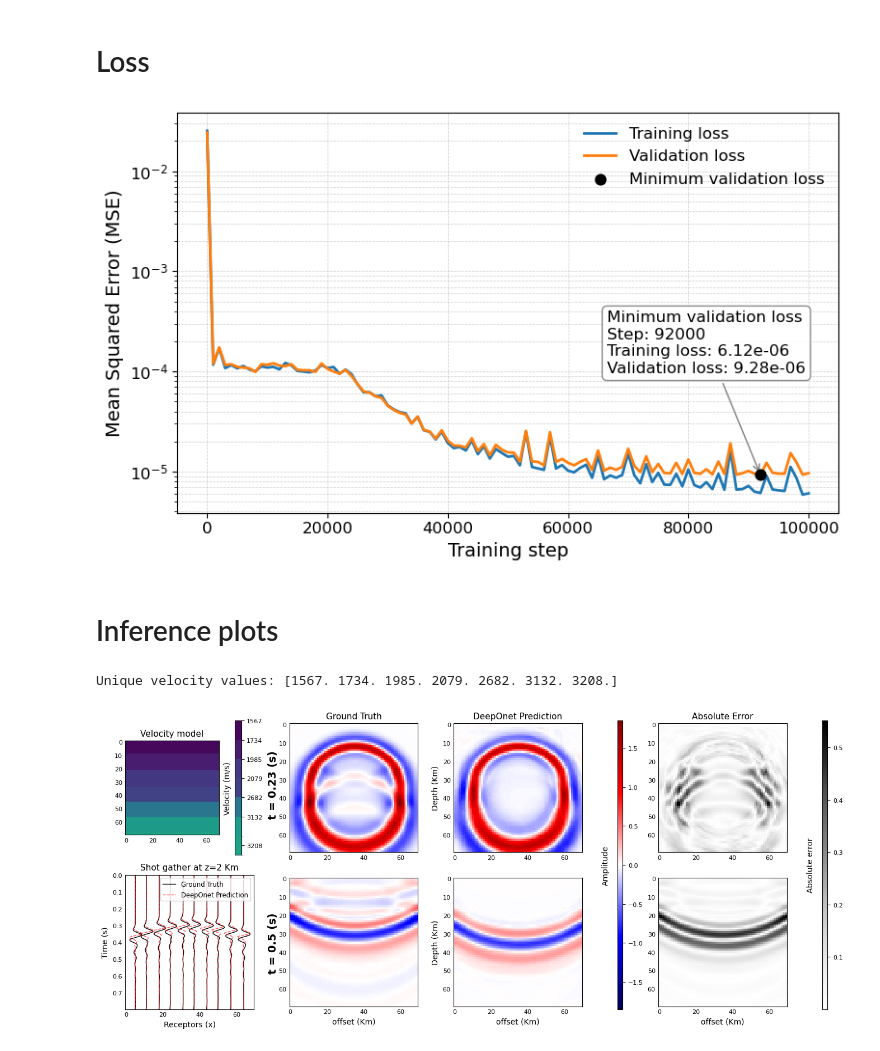
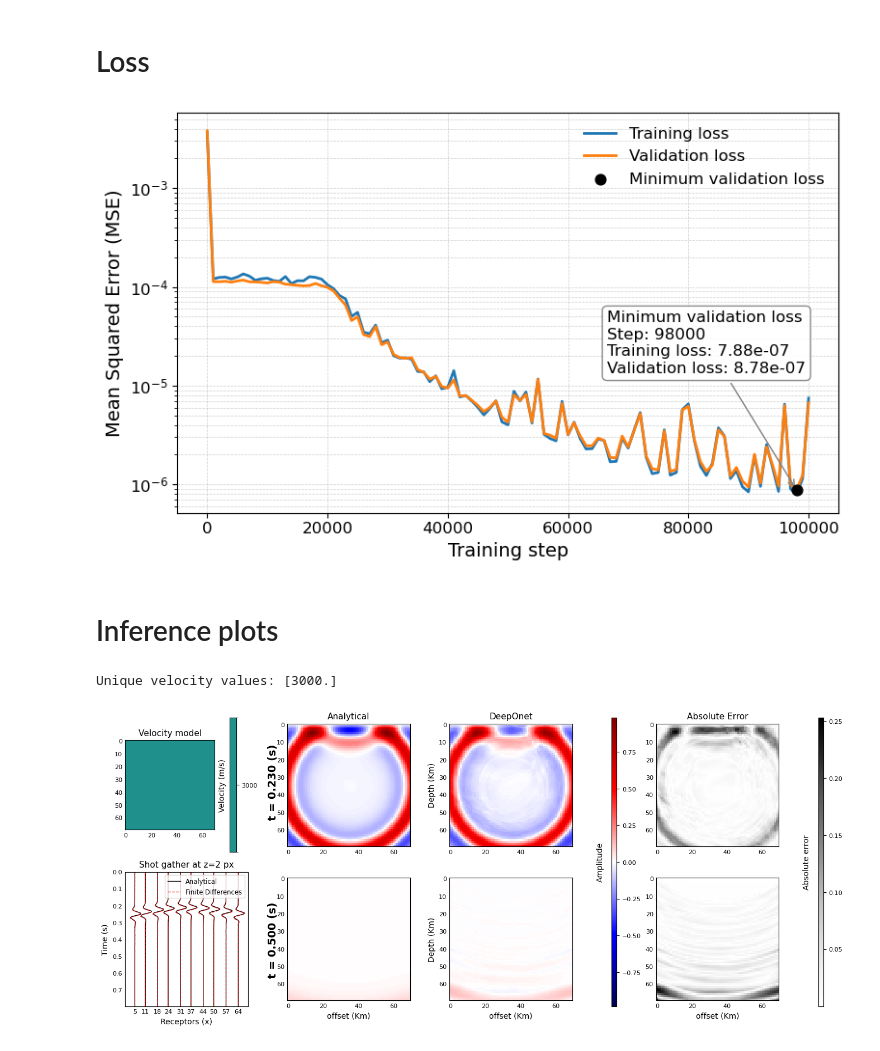
Before and after one commit to Konat23/DeepONet_AWP, a Jupyter notebook: src/05_results_review/main_review.ipynb, the cells around one changed output. Cells and saved outputs as stored; diff of their text form; code cells hidden in the pictures.

```diff
--- a/src/05_results_review/main_review.ipynb
+++ b/src/05_results_review/main_review.ipynb
@@ -8,7 +8,7 @@ base_path = os.getcwd()
 project_path = os.path.dirname(os.path.dirname(base_path))
 sys.path.append(os.path.dirname(base_path))
 from constants import EXPERIMENT
-PARAMETER = "example" # paper, example
+PARAMETER = "alone" # paper, example
 # %% [markdown]
 # Loss
 # %%
@@ -110,7 +110,7 @@ plt.tight_layout()
 #plt.savefig(os.path.join(loss_path, "losshistory.pdf"), bbox_inches="tight")
 plt.show()
 # %% [output]
-[figure, old version]
+[figure, new version]
 # %% [markdown]
 # Inference plots
 # %%
@@ -181,7 +181,7 @@ def plot_traces_v_ax(
         denom = np.max(np.abs(tr))
         scaled = (tr / denom * spread) if denom > 0 else np.zeros_like(tr)
         offset = Rx_subset[i]
-        label = "Ground Truth" if i == 0 else None
+        label = "Analytical" if i == 0 else None
         ax.plot(offset + scaled, t, label=label, **ref_kwargs)
 
     # Plot comparación
@@ -191,7 +191,7 @@ def plot_traces_v_ax(
             denom = np.max(np.abs(tr))
             scaled = (tr / denom * spread) if denom > 0 else np.zeros_like(tr)
             offset = Rx_subset[i]
-            label = "DeepOnet Prediction" if i == 0 else None
+            label = "Finite Differences" if i == 0 else None
             ax.plot(offset + scaled, t, label=label, **pred_kwargs)
 
     ax.set_xlabel("Receptors (x)")
@@ -211,6 +211,7 @@ def plot_traces_v_ax(
     ax.set_xlim(-0.5, Nx - 0.5)
     ax.set_ylim(t.max() - delta_t, 0) if invert_time_axis else ax.set_ylim(0, t.max() - delta_t)
 
+    ax.set_xticks(Rx_subset)
     return ax
 
 def multi_plot_propagation(vel_model, ground_truth, prediction, time_1, time_2, z_index, output_file=None, n_traces=10, delta_t=0.001):
@@ -289,7 +290,7 @@ def multi_plot_propagation(vel_model, ground_truth, prediction, time_1, time_2,
     # Límites compartidos
     # -----------------------------
     #vmin = min(gt1.min(), gt2.min(), pred1.min(), pred2.min())
-    vmax = max(gt1.max(), gt2.max(), pred1.max(), pred2.max())
+    vmax = max(np.nanmax(gt1), np.nanmax(gt2), np.nanmax(pred1), np.nanmax(pred2))
     vmin = -vmax
 
     # -----------------------------
@@ -309,7 +310,7 @@ def multi_plot_propagation(vel_model, ground_truth, prediction, time_1, time_2,
         spread=None,           # o un número para abrir/cerrar más
         delta_t = delta_t
     )
-    ax10.set_title(f"Shot gather at z={z_index} Km")
+    ax10.set_title(f"Shot gather at z={z_index} px")
 
     im_gt1 = ax01.imshow(gt1, cmap="seismic", vmin=vmin, vmax=vmax, aspect="equal")
     im_gt2 = ax11.imshow(gt2, cmap="seismic", vmin=vmin, vmax=vmax, aspect="equal")
@@ -323,8 +324,8 @@ def multi_plot_propagation(vel_model, ground_truth, prediction, time_1, time_2,
     # -----------------------------
     # Títulos de columnas
     # -----------------------------
-    ax01.set_title("Ground Truth")
-    ax02.set_title("DeepOnet Prediction")
+    ax01.set_title("Analytical")
+    ax02.set_title("DeepOnet")
     ax03.set_title("Absolute Error")
 
     # -----------------------------
@@ -349,10 +350,10 @@ def multi_plot_propagation(vel_model, ground_truth, prediction, time_1, time_2,
 
 
 
-    fig.text(0.23, 0.75, f"t = {time_1*delta_t} (s)", rotation=90,
+    fig.text(0.23, 0.75, f"t = {time_1*delta_t:.3f} (s)", rotation=90,
          va='center', ha='center', fontsize=14, fontweight='bold')
 
-    fig.text(0.23, 0.28, f"t = {time_2*delta_t} (s)", rotation=90,
+    fig.text(0.23, 0.28, f"t = {time_2*delta_t:.3f} (s)", rotation=90,
             va='center', ha='center', fontsize=14, fontweight='bold')
     # -----------------------------
     # Etiquetas de fila (profesional)
@@ -389,22 +484,23 @@ project_path = os.path.dirname(os.path.dirname(base_path))
 sys.path.append(os.path.dirname(base_path))
 from constants import EXPERIMENT
 
-reference_folder = os.path.join(project_path, "data","processed","open_fwi","ref")
-prediction_folder = os.path.join(project_path, "output","experiments", EXPERIMENT, "example")
+reference_folder = os.path.join(project_path, "data","wavefields","analytical")
+prediction_folder = os.path.join(project_path, "output","experiments", EXPERIMENT, PARAMETER)
 
-x_ref = np.load(os.path.join(reference_folder, "xref_test.npy"))
-y_ref = np.load(os.path.join(reference_folder, "yref_test.npy"))
+x_ref = np.load(os.path.join(project_path,"data", "vel_models","homogenous", "model_00.npy"))
+y_ref = np.load(os.path.join(reference_folder, "wavefield_00.npy"))
 
-scaler_path = os.path.join(project_path, "data","processed","open_fwi","train_val")
-scaler_wavefield = joblib.load(os.path.join(scaler_path, "scaler_wavefield.pkl"))
+#scaler_path = os.path.join(project_path, "data","processed","open_fwi","train_val")
+#scaler_wavefield = joblib.load(os.path.join(scaler_path, "scaler_wavefield.pkl"))
 ypred = np.load(os.path.join(prediction_folder, "ypred_test.npy"))
-ypred = scaler_wavefield.inverse_transform(ypred.reshape(-1, 1)).reshape(ypred.shape)
+ypred = ypred*18
+#ypred = scaler_wavefield.inverse_transform(ypred.reshape(-1, 1)).reshape(ypred.shape)
 # %%
-n=4
-x_ref_n = x_ref[n]
+n=3
+x_ref_n = x_ref[n,0]
 y_ref_n = y_ref[n]
 y_pred_n = ypred[n]
-multi_plot_propagation(x_ref_n, y_ref_n, y_pred_n, time_1=230, time_2=500, z_index=2, output_file=None, delta_t=0.001)
+multi_plot_propagation(x_ref_n, y_ref_n, y_pred_n, time_1=230, time_2=500, z_index=2, delta_t=0.001, output_file=f"deeponet_{500*n+1500}.png")
 # %% [output]
-Unique velocity values: [1567. 1734. 1985. 2079. 2682. 3132. 3208.]
+Unique velocity values: [3000.]
-[figure, old version]
+[figure, new version]
```
Also changed, not shown: parts of 5 cells of this notebook.
